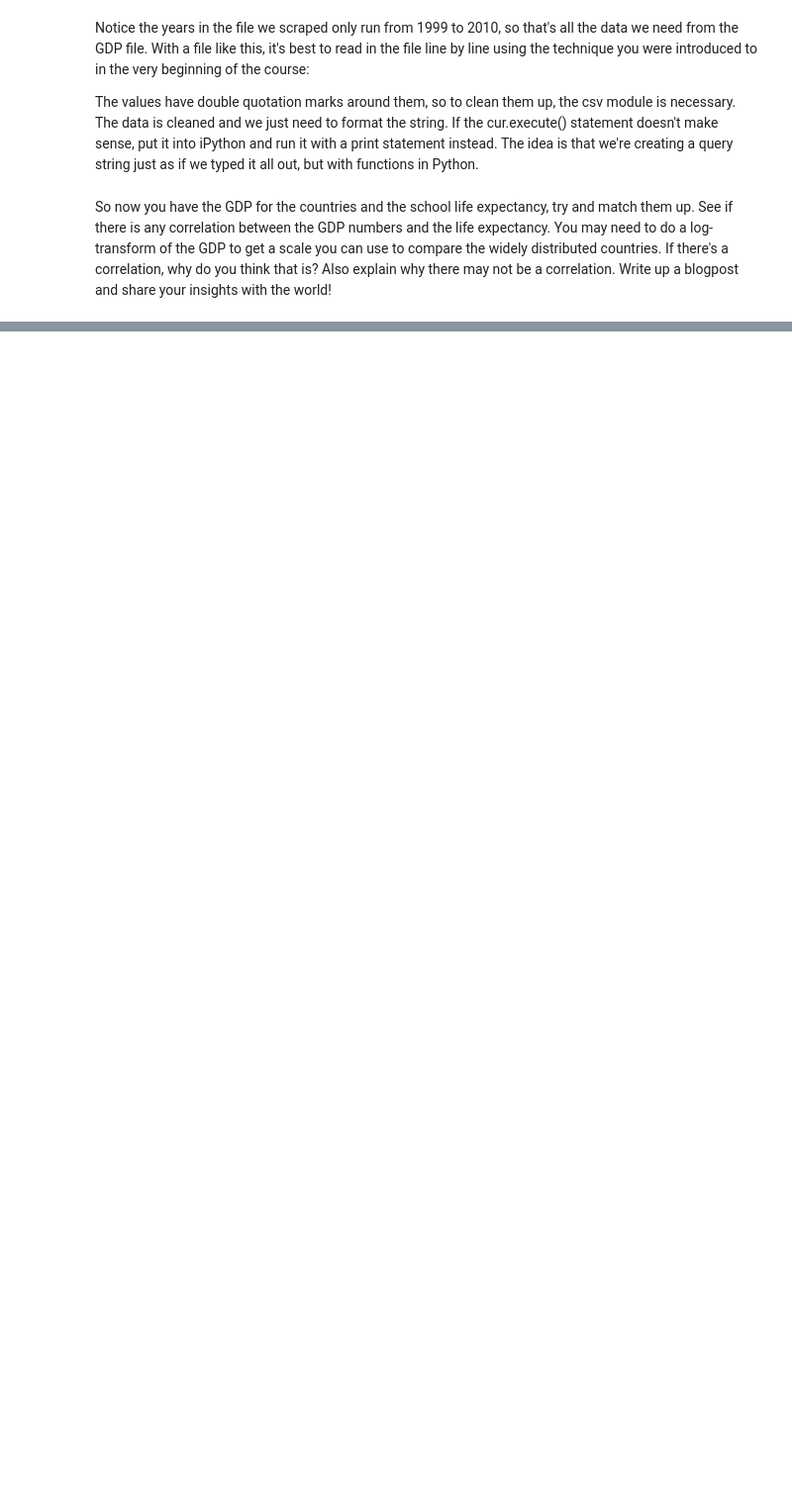
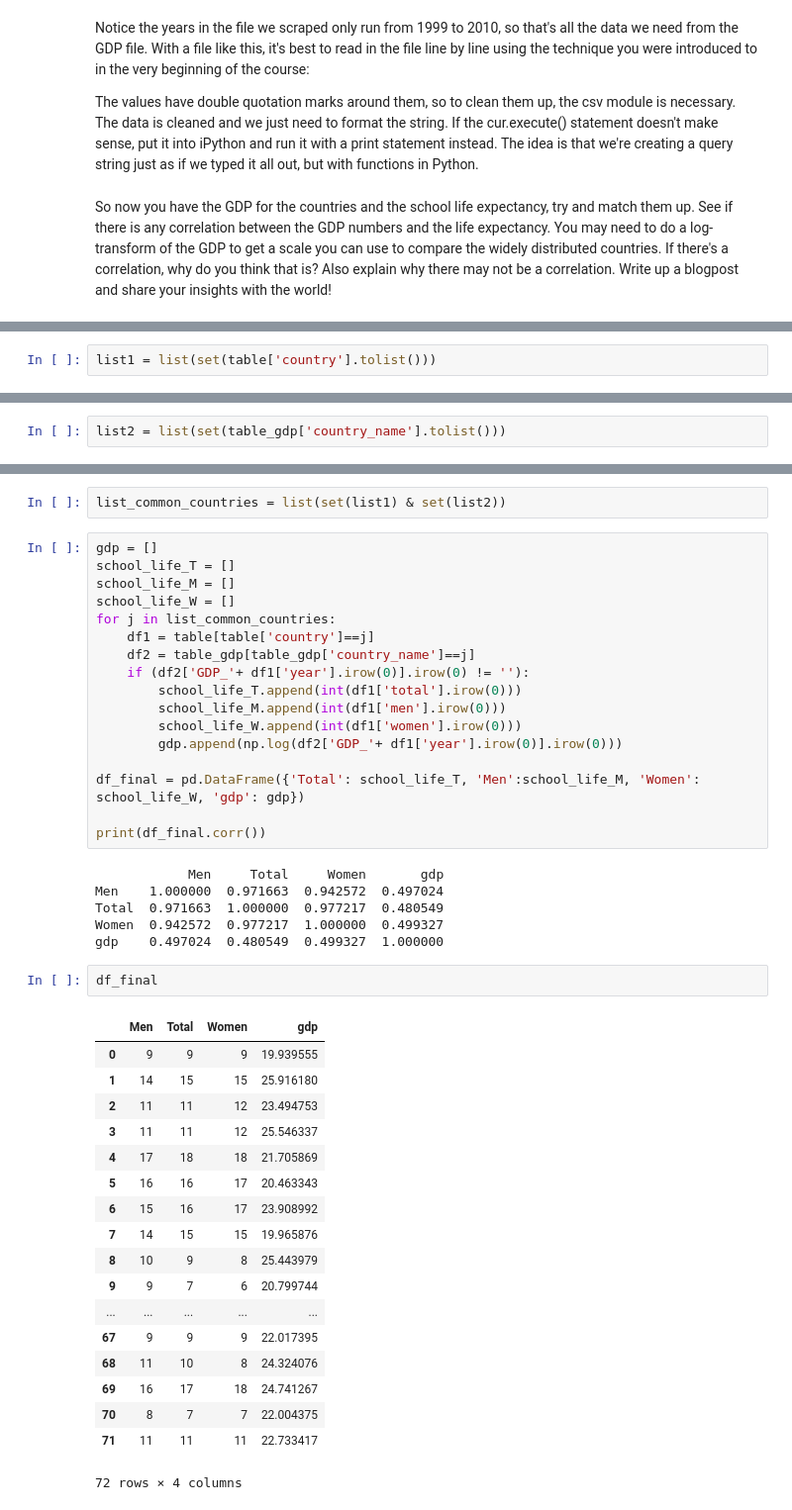
Before and after one commit to molliemarie/Thinkful-Data-Science-Projects, a Jupyter notebook: Unit3/education.ipynb, the cells around one changed output, grey strips where cells are left out. Shown: that part at 99% size. Cells and saved outputs as stored; diff of their text form; blank space fills up the shorter version.

```diff
--- a/Unit3/education.ipynb
+++ b/Unit3/education.ipynb
@@ -233,0 +255,2 @@ df
+# %%
+list1 = list(set(table['country'].tolist()))
@@ -233,0 +277,2 @@ df
+# %%
+list2 = list(set(table_gdp['country_name'].tolist()))
@@ -233,0 +299,46 @@ df
+# %%
+list_common_countries = list(set(list1) & set(list2))
+# %%
+gdp = []
+school_life_T = []
+school_life_M = []
+school_life_W = []
+for j in list_common_countries:
+    df1 = table[table['country']==j]
+    df2 = table_gdp[table_gdp['country_name']==j]
+    if (df2['GDP_'+ df1['year'].irow(0)].irow(0) != ''):
+        school_life_T.append(int(df1['total'].irow(0)))
+        school_life_M.append(int(df1['men'].irow(0)))
+        school_life_W.append(int(df1['women'].irow(0)))
+        gdp.append(np.log(df2['GDP_'+ df1['year'].irow(0)].irow(0)))
+
+df_final = pd.DataFrame({'Total': school_life_T, 'Men':school_life_M, 'Women': school_life_W, 'gdp': gdp})
+
+print(df_final.corr())
+# %% [output]
+            Men     Total     Women       gdp
+Men    1.000000  0.971663  0.942572  0.497024
+Total  0.971663  1.000000  0.977217  0.480549
+Women  0.942572  0.977217  1.000000  0.499327
+gdp    0.497024  0.480549  0.499327  1.000000
+# %%
+df_final
+# %% [output]
+|  | Men | Total | Women | gdp |
+| 0 | 9 | 9 | 9 | 19.939555 |
+| 1 | 14 | 15 | 15 | 25.916180 |
+| 2 | 11 | 11 | 12 | 23.494753 |
+| 3 | 11 | 11 | 12 | 25.546337 |
+| 4 | 17 | 18 | 18 | 21.705869 |
+| 5 | 16 | 16 | 17 | 20.463343 |
+| 6 | 15 | 16 | 17 | 23.908992 |
+| 7 | 14 | 15 | 15 | 19.965876 |
+| 8 | 10 | 9 | 8 | 25.443979 |
+| 9 | 9 | 7 | 6 | 20.799744 |
+| ... | ... | ... | ... | ... |
+| 67 | 9 | 9 | 9 | 22.017395 |
+| 68 | 11 | 10 | 8 | 24.324076 |
+| 69 | 16 | 17 | 18 | 24.741267 |
+| 70 | 8 | 7 | 7 | 22.004375 |
+| 71 | 11 | 11 | 11 | 22.733417 |
+72 rows × 4 columns
```
Also changed, not shown: parts of 11 cells of this notebook, 1 other file.
